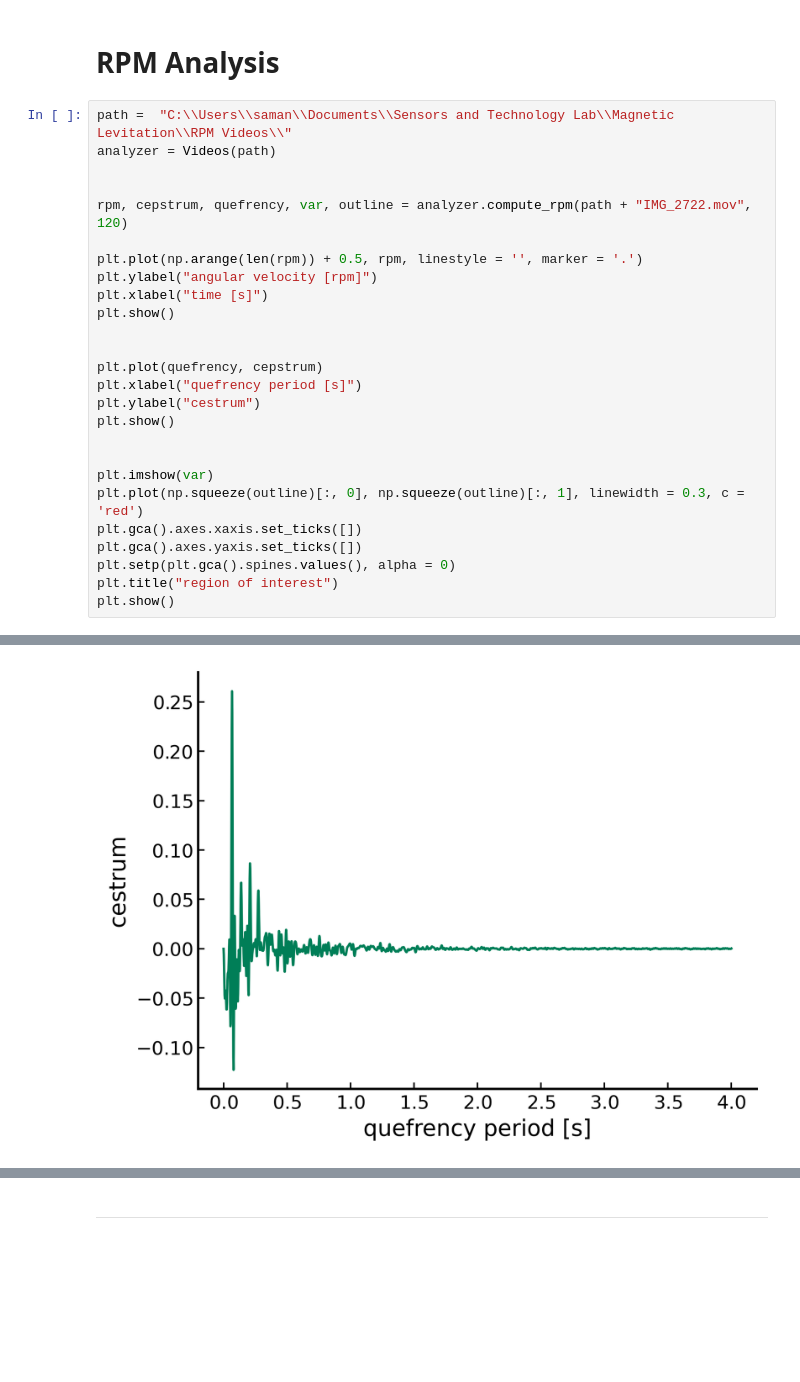
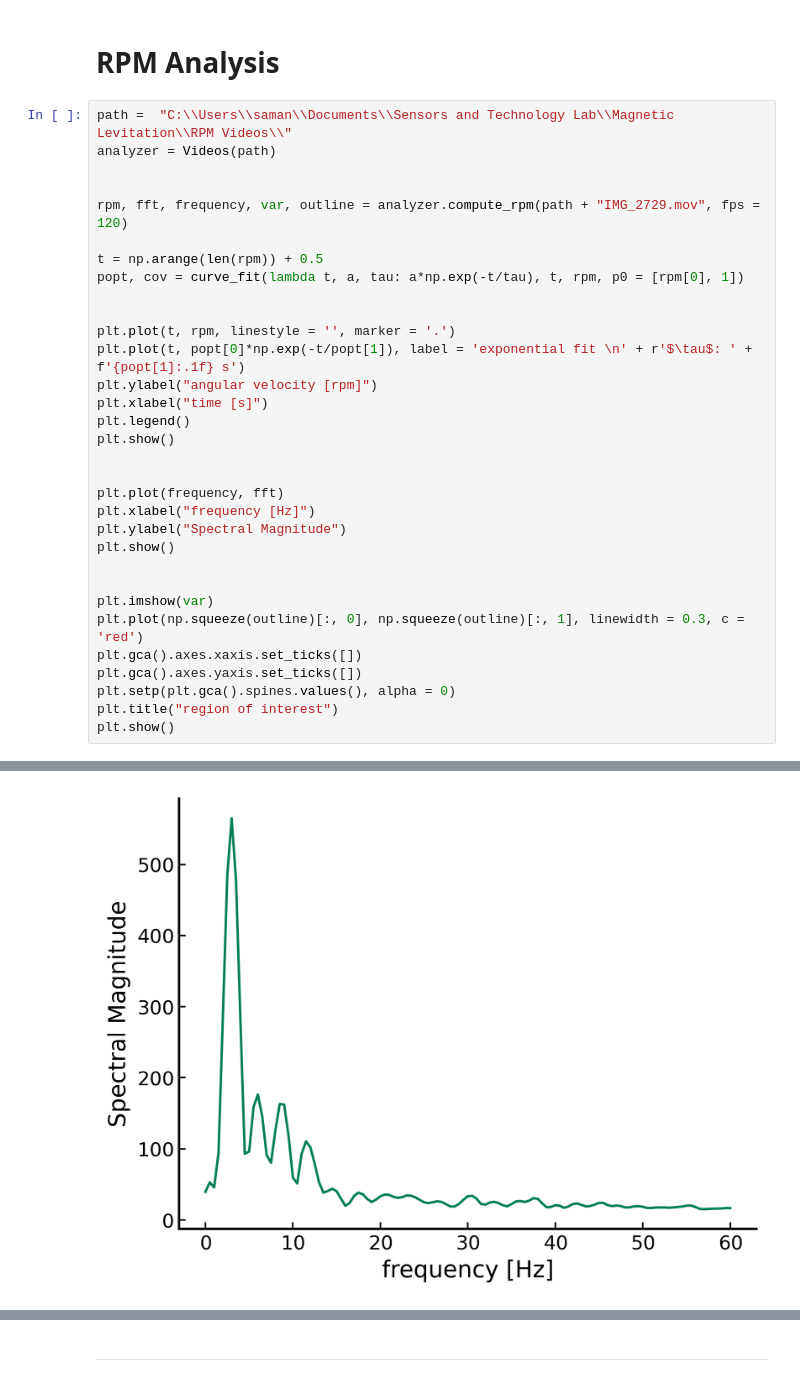
Before and after one commit to Jezen5Volk/Magnetic-Levitation, a Jupyter notebook: rotations.ipynb, the cells around one changed output, grey strips where cells are left out. Cells and saved outputs as stored; diff of their text form; blank space fills up the shorter version.

Commit message:
compute spectrum accurate

```diff
--- a/rotations.ipynb
+++ b/rotations.ipynb
@@ -20,17 +24,23 @@ path =  "C:\\Users\\saman\\Documents\\Sensors and Technology Lab\\Magnetic Levit
 analyzer = Videos(path)
 
 
-rpm, cepstrum, quefrency, var, outline = analyzer.compute_rpm(path + "IMG_2722.mov", 120)
+rpm, fft, frequency, var, outline = analyzer.compute_rpm(path + "IMG_2729.mov", fps = 120)
 
-plt.plot(np.arange(len(rpm)) + 0.5, rpm, linestyle = '', marker = '.')
+t = np.arange(len(rpm)) + 0.5
+popt, cov = curve_fit(lambda t, a, tau: a*np.exp(-t/tau), t, rpm, p0 = [rpm[0], 1])
+
+
+plt.plot(t, rpm, linestyle = '', marker = '.')
+plt.plot(t, popt[0]*np.exp(-t/popt[1]), label = 'exponential fit \n' + r'$\tau$: ' + f'{popt[1]:.1f} s')
 plt.ylabel("angular velocity [rpm]")
 plt.xlabel("time [s]")
+plt.legend()
 plt.show()
 
 
-plt.plot(quefrency, cepstrum)
-plt.xlabel("quefrency period [s]")
-plt.ylabel("cestrum")
+plt.plot(frequency, fft)
+plt.xlabel("frequency [Hz]")
+plt.ylabel("Spectral Magnitude")
 plt.show()
 
 
@@ -46 +56 @@ plt.show()
-[figure, old version]
+[figure, new version]
```
Also changed, not shown: parts of 2 cells of this notebook, 1 other file.
